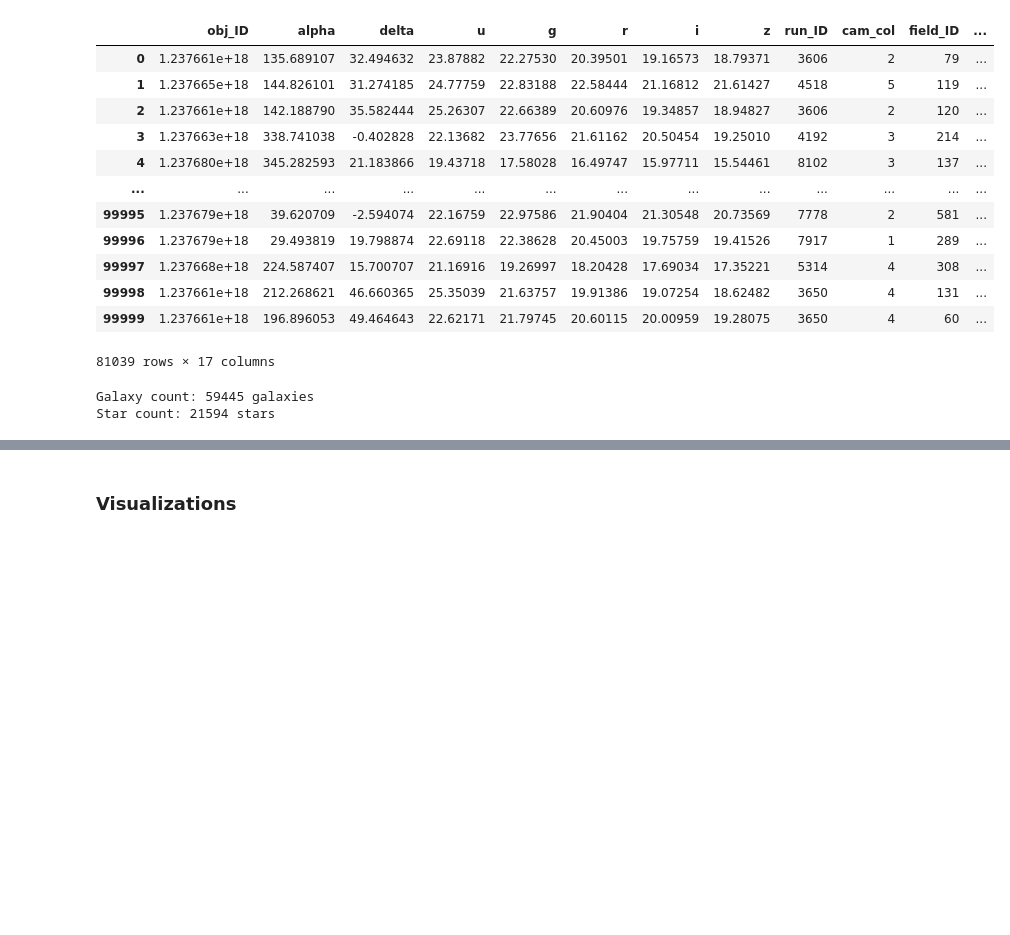
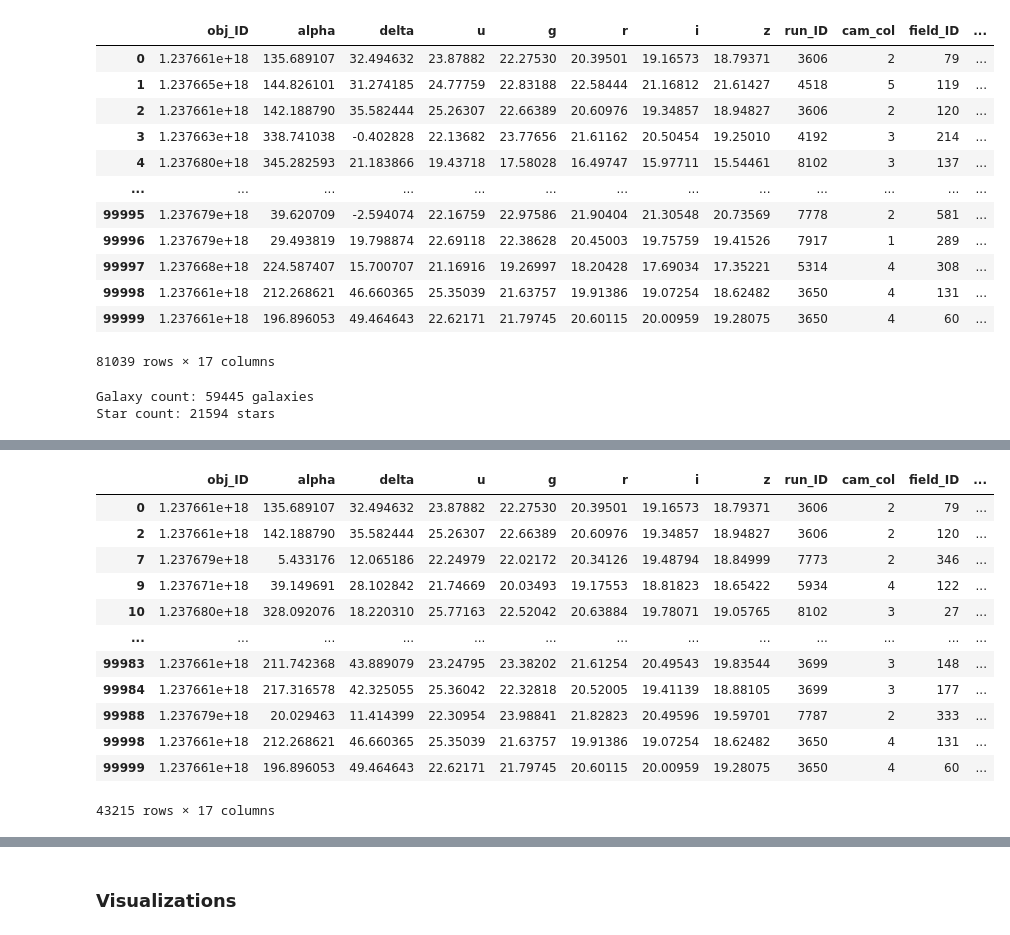
Before and after one commit to zhutchens/ITCS-5156-project, a Jupyter notebook: main.ipynb, the cells around one changed output, grey strips where cells are left out. Saved outputs shown, nothing was run; the diff lists cells and outputs as text; code cells hidden in the pictures; blank space fills up the shorter version.

```diff
--- a/main.ipynb
+++ b/main.ipynb
@@ -137 +140,20 @@ Galaxy count: 21633 galaxies
 Star count: 21594 stars
+# %%
+for col in celestial_data.columns:
+    if col != 'class':
+        celestial_data[np.abs(stats.zscore(celestial_data[col])) < 3]
+celestial_data
+# %% [output]
+|  | obj_ID | alpha | delta | u | g | r | i | z | run_ID | cam_col | field_ID | ... |
+| 0 | 1.237661e+18 | 135.689107 | 32.494632 | 23.87882 | 22.27530 | 20.39501 | 19.16573 | 18.79371 | 3606 | 2 | 79 | ... |
+| 2 | 1.237661e+18 | 142.188790 | 35.582444 | 25.26307 | 22.66389 | 20.60976 | 19.34857 | 18.94827 | 3606 | 2 | 120 | ... |
+| 7 | 1.237679e+18 | 5.433176 | 12.065186 | 22.24979 | 22.02172 | 20.34126 | 19.48794 | 18.84999 | 7773 | 2 | 346 | ... |
+| 9 | 1.237671e+18 | 39.149691 | 28.102842 | 21.74669 | 20.03493 | 19.17553 | 18.81823 | 18.65422 | 5934 | 4 | 122 | ... |
+| 10 | 1.237680e+18 | 328.092076 | 18.220310 | 25.77163 | 22.52042 | 20.63884 | 19.78071 | 19.05765 | 8102 | 3 | 27 | ... |
+| ... | ... | ... | ... | ... | ... | ... | ... | ... | ... | ... | ... | ... |
+| 99983 | 1.237661e+18 | 211.742368 | 43.889079 | 23.24795 | 23.38202 | 21.61254 | 20.49543 | 19.83544 | 3699 | 3 | 148 | ... |
+| 99984 | 1.237661e+18 | 217.316578 | 42.325055 | 25.36042 | 22.32818 | 20.52005 | 19.41139 | 18.88105 | 3699 | 3 | 177 | ... |
+| 99988 | 1.237679e+18 | 20.029463 | 11.414399 | 22.30954 | 23.98841 | 21.82823 | 20.49596 | 19.59701 | 7787 | 2 | 333 | ... |
+| 99998 | 1.237661e+18 | 212.268621 | 46.660365 | 25.35039 | 21.63757 | 19.91386 | 19.07254 | 18.62482 | 3650 | 4 | 131 | ... |
+| 99999 | 1.237661e+18 | 196.896053 | 49.464643 | 22.62171 | 21.79745 | 20.60115 | 20.00959 | 19.28075 | 3650 | 4 | 60 | ... |
+43215 rows × 17 columns
```
Also changed, not shown: parts of 7 cells of this notebook.
